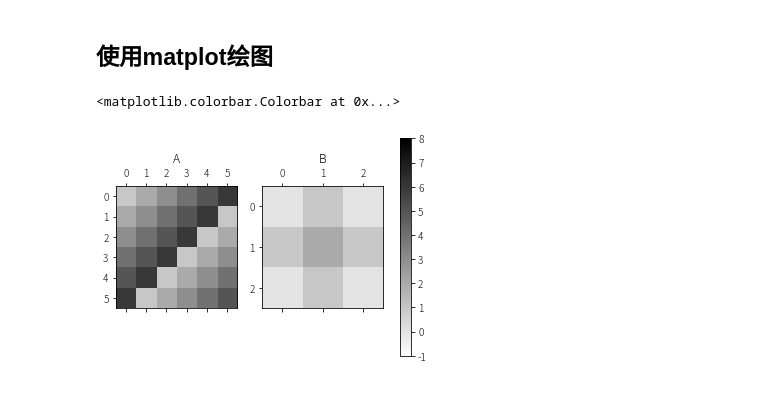
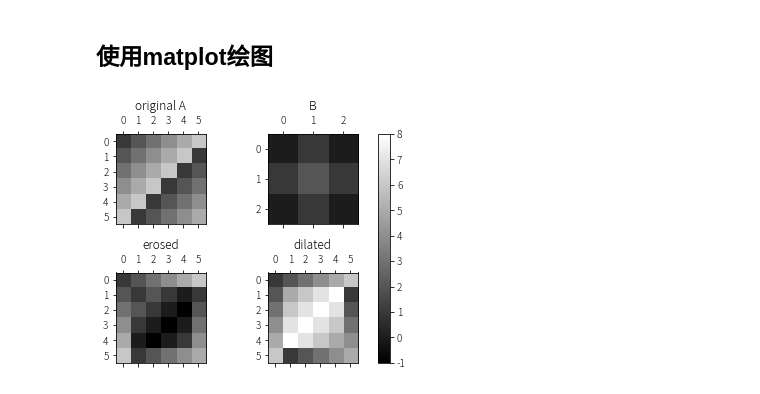
Before and after one commit to xsro/university-learning-code, a Jupyter notebook: 6数字图像与视频处理/灰度腐蚀与膨胀运算/DilationErrosion.ipynb, the cells around one changed output. Drawn from its saved outputs; the diff is of its cells as text; code cells hidden in the pictures.

```diff
--- a/6数字图像与视频处理/灰度腐蚀与膨胀运算/DilationErrosion.ipynb
+++ b/6数字图像与视频处理/灰度腐蚀与膨胀运算/DilationErrosion.ipynb
@@ -40,23 +17,11 @@ $$
 $$
 # %%
 def erose(A,B,center):
-    result=np.zeros(A.shape)
+    result=A.copy()
     for i in range(center[0],A.shape[0]-(B.shape[0]-center[0])+1):
         for j in range(center[1],A.shape[1]-(B.shape[1]-center[1])+1):
             i1=i-center[0];i2=i-center[0]+B.shape[0]
             j1=j-center[1];j2=j-center[1]+B.shape[1]
             r=A[i1:i2,j1:j2]-B
             result[i,j]=r.min()
-    return result[1:-1,1:-1]
-A_Erosed=erose(A,B,(1,1))
-def erose2(A,B,center):
-    result=np.zeros(A.shape)
-    for i in range(center[0],A.shape[0]-(B.shape[0]-center[0])+1):
-        for j in range(center[1],A.shape[1]-(B.shape[1]-center[1])+1):
-            i1=i-center[0];i2=i-center[0]+B.shape[0]
-            j1=j-center[1];j2=j-center[1]+B.shape[1]
-            r=A[i1:i2,j1:j2]-B
-            result[i,j]=r.min()
-    return result[1:-1,1:-1]
-A_Erosed=erose(A,B,(1,1))
-print(A_Erosed)
+    return result
@@ -75,13 +37,11 @@ $$
 $$
 # %%
 def dilate(A,B,center):
-    result=np.zeros(A.shape)
+    result=A.copy()
     for i in range(center[0],A.shape[0]-(B.shape[0]-center[0])+1):
         for j in range(center[1],A.shape[1]-(B.shape[1]-center[1])+1):
             i1=i-center[0];i2=i-center[0]+B.shape[0]
             j1=j-center[1];j2=j-center[1]+B.shape[1]
             r=A[i1:i2,j1:j2]+B
             result[i,j]=r.max()
-    return result[1:-1,1:-1]
-A_Dilated=dilate(A,B,(1,1)).astype(int)
-print(A_Dilated)
+    return result
@@ -93,14 +93,17 @@ print(A_Dilated)
 # %% [markdown]
 ## 使用matplot绘图
 # %%
-import matplotlib.pyplot as plt
-fig,axes=plt.subplots(1,2)
-im=axes[0].matshow(A, cmap = plt.cm.gray_r,vmin=-1,vmax=8)
-axes[0].title.set_text('A')
-im=axes[1].matshow(B, cmap = plt.cm.gray_r,vmin=-1,vmax=8)
-axes[1].title.set_text('B')
+fig,axes=plt.subplots(2,2)
+im=axes[0,0].matshow(A, cmap = plt.cm.gray,vmin=-1,vmax=8)
+axes[0,0].title.set_text('original A')
+im=axes[0,1].matshow(B, cmap = plt.cm.gray,vmin=-1,vmax=8)
+axes[0,1].title.set_text('B')
+im=axes[1,0].matshow(A_Erosed, cmap = plt.cm.gray,vmin=-1,vmax=8)
+axes[1,0].title.set_text('erosed')
+im=axes[1,1].matshow(A_Dilated,cmap = plt.cm.gray,vmin=-1,vmax=8)
+axes[1,1].title.set_text('dilated')
+fig.tight_layout()
 fig.colorbar(im, ax=axes.ravel().tolist())
 plt.show()
 # %% [output]
-<matplotlib.colorbar.Colorbar at 0x...>
-[figure, old version]
+[figure, new version]
```
Also changed, not shown: parts of 11 cells of this notebook, 1 other file.
